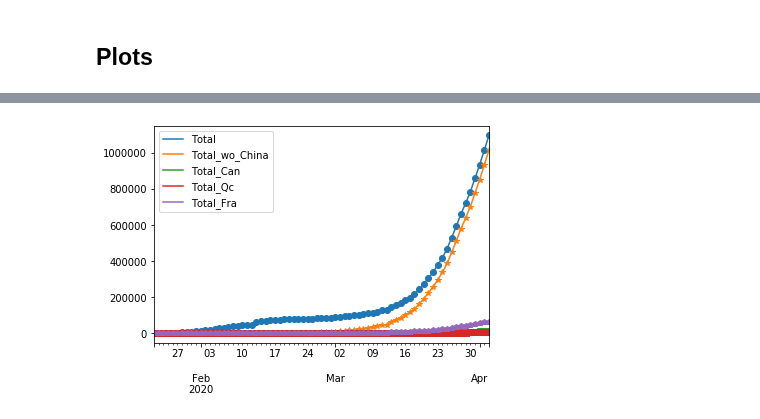
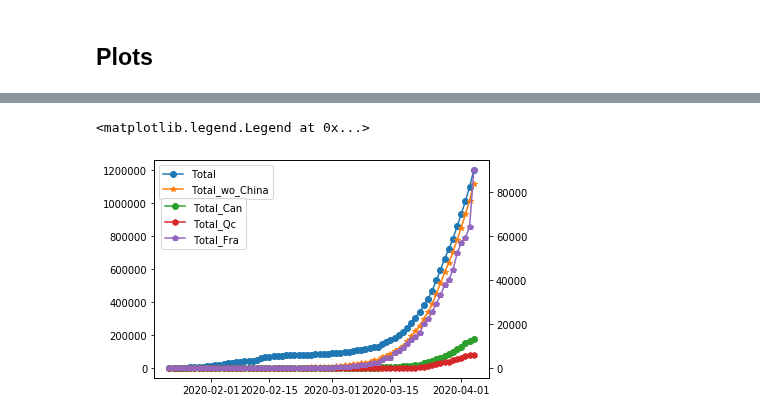
Before and after one commit to louisleroy5/COVID-19, a Jupyter notebook: Stat covid.ipynb, the cells around one changed output, grey strips where cells are left out. Cells and saved outputs as stored; diff of their text form; code cells hidden in the pictures.

Commit message:
Separates y-axis for total cases

```diff
--- a/Stat covid.ipynb
+++ b/Stat covid.ipynb
@@ -1,6 +1,9 @@
 # %%
 import os
 import pandas as pd
+import matplotlib.pyplot as plt
+
+graph_colors = plt.cm.get_cmap("tab10").colors
 # %%
 def ratio_day(serie):
     l = [None]
@@ -169,9 +172,22 @@ ax_ratio.legend(bbox_to_anchor=(1, 0.75))
 # %%
 # Cases
-ax_total = confirmed[
-    ["Total", "Total_wo_China", "Total_Can", "Total_Qc", "Total_Fra"]
-].plot()
+fig, ax_total = plt.subplots(1,1)
+
+ax_total.plot(confirmed[
+    ["Total", "Total_wo_China"]
+])
+ax2 = ax_total.twinx()
+ax2.plot(confirmed[
+    ["Total_Can", "Total_Qc", "Total_Fra"]
+])
 for i, line in enumerate(ax_total.get_lines()):
     line.set_marker(markers[i])
+for j, line in enumerate(ax2.get_lines()):
+    line.set_marker(markers[-j])
+    line.set_color(graph_colors[j+2])
+
+ax_total.legend(["Total", "Total_wo_China", "Total_Can", "Total_Qc", "Total_Fra"])
+ax2.legend(["Total_Can", "Total_Qc", "Total_Fra"], bbox_to_anchor=(0.29, 0.85))
 # %% [output]
+<matplotlib.legend.Legend at 0x...>
-[figure, old version]
+[figure, new version]
```
Also changed, not shown: parts of 6 cells of this notebook.
